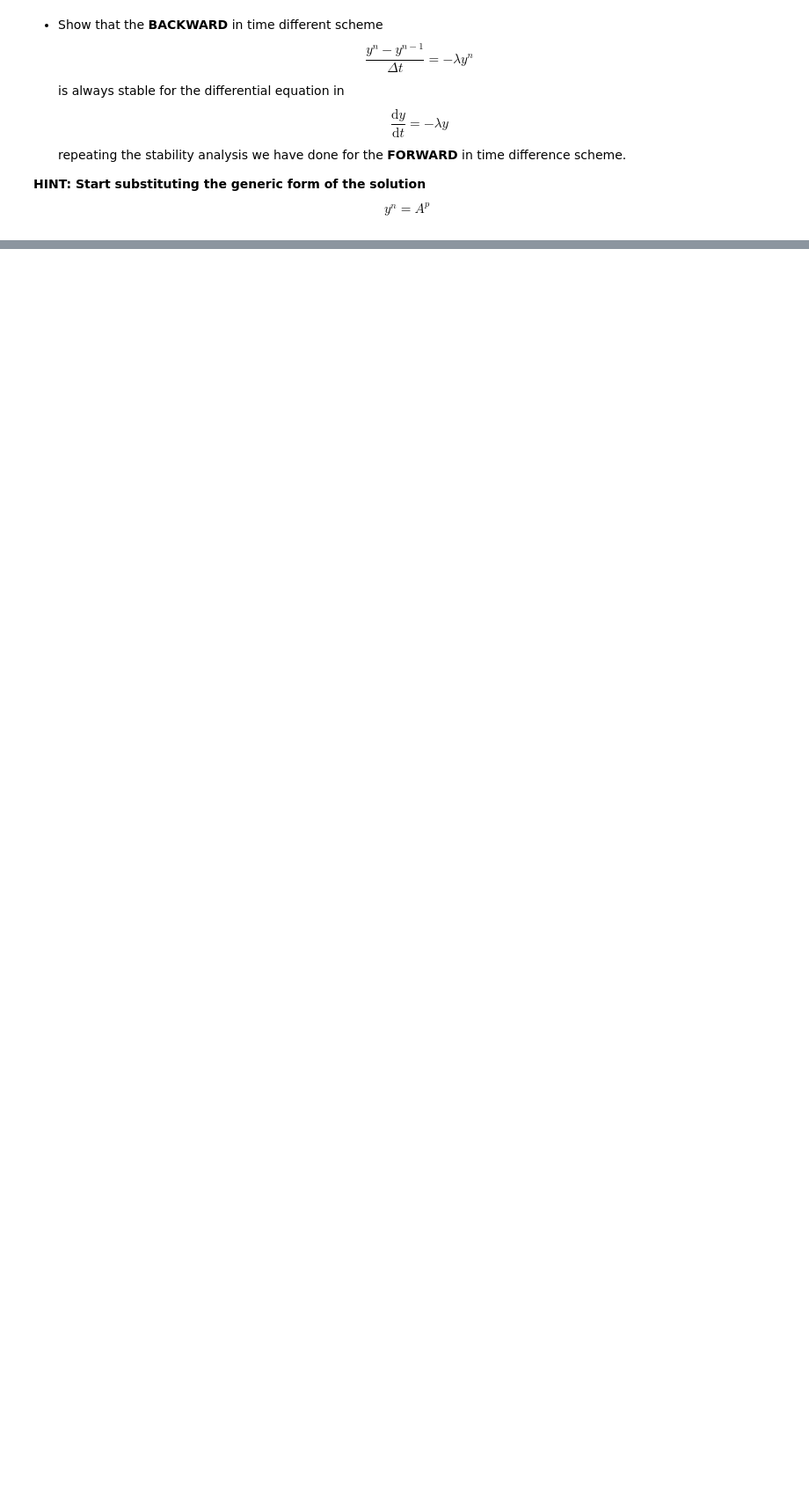
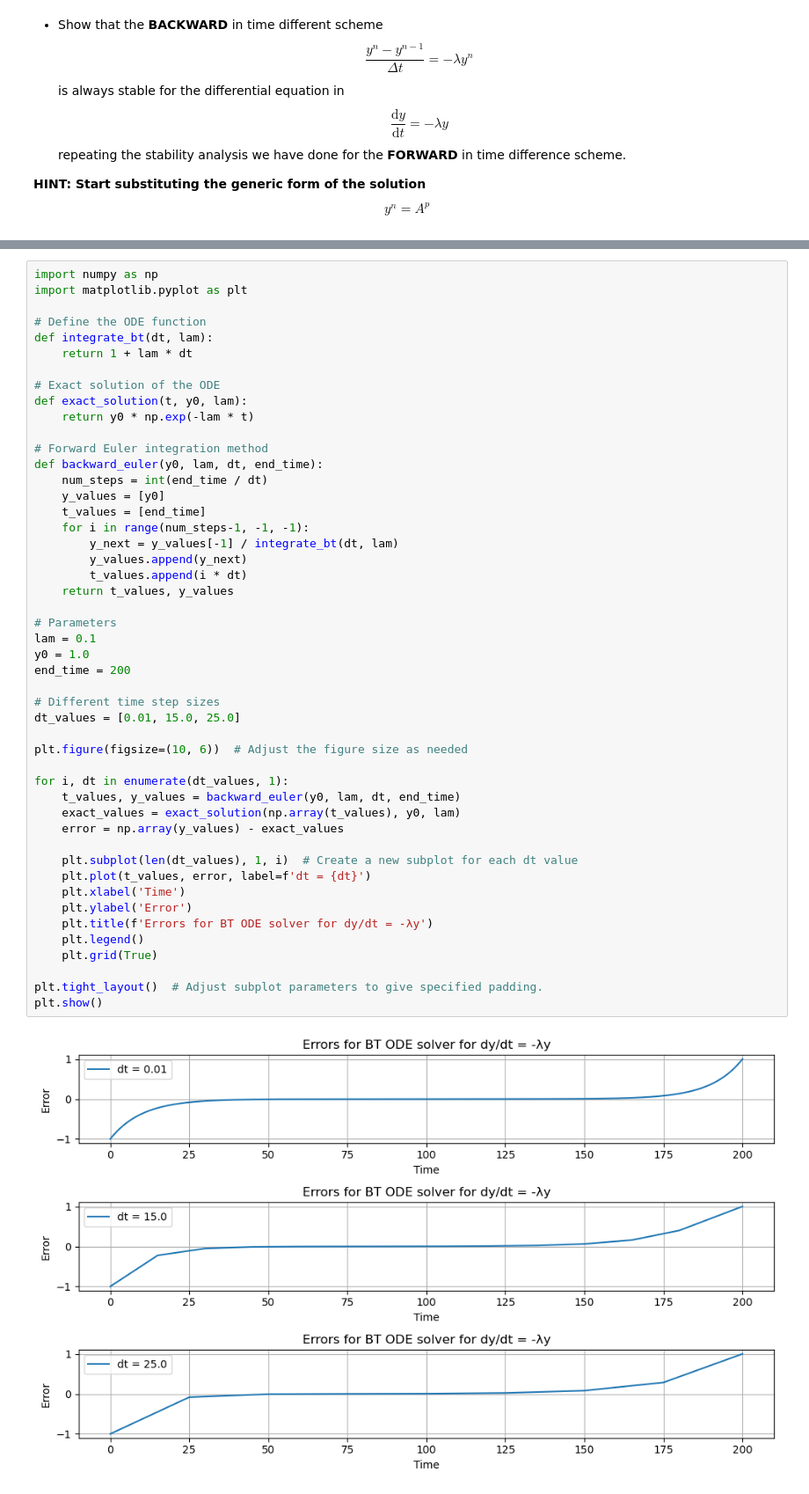
Before and after one commit to llvillanueva/NM2-ESP_2024, a Jupyter notebook: Lesson 1/Python/NM2-E1.ipynb, the cells around one changed output, grey strips where cells are left out. Shown: that part at 88% size. Drawn from its saved outputs; the diff is of its cells as text; blank space fills up the shorter version.

```diff
--- a/Lesson 1/Python/NM2-E1.ipynb
+++ b/Lesson 1/Python/NM2-E1.ipynb
@@ -81,0 +99,50 @@ y^{n} = A^{p}
+# %%
+import numpy as np
+import matplotlib.pyplot as plt
+
+# Define the ODE function
+def integrate_bt(dt, lam):
+    return 1 + lam * dt
+
+# Exact solution of the ODE
+def exact_solution(t, y0, lam):
+    return y0 * np.exp(-lam * t)
+
+# Forward Euler integration method
+def backward_euler(y0, lam, dt, end_time):
+    num_steps = int(end_time / dt)
+    y_values = [y0]
+    t_values = [end_time]
+    for i in range(num_steps-1, -1, -1):
+        y_next = y_values[-1] / integrate_bt(dt, lam)
+        y_values.append(y_next)
+        t_values.append(i * dt)
+    return t_values, y_values
+
+# Parameters
+lam = 0.1
+y0 = 1.0
+end_time = 200
+
+# Different time step sizes
+dt_values = [0.01, 15.0, 25.0]
+
+plt.figure(figsize=(10, 6))  # Adjust the figure size as needed
+
+for i, dt in enumerate(dt_values, 1):
+    t_values, y_values = backward_euler(y0, lam, dt, end_time)
+    exact_values = exact_solution(np.array(t_values), y0, lam)
+    error = np.array(y_values) - exact_values
+
+    plt.subplot(len(dt_values), 1, i)  # Create a new subplot for each dt value
+    plt.plot(t_values, error, label=f'dt = {dt}')
+    plt.xlabel('Time')
+    plt.ylabel('Error')
+    plt.title(f'Errors for BT ODE solver for dy/dt = -λy')
+    plt.legend()
+    plt.grid(True)
+
+plt.tight_layout()  # Adjust subplot parameters to give specified padding.
+plt.show()
+# %% [output]
+[figure, added]
```
Also changed, not shown: parts of 1 cell of this notebook.
